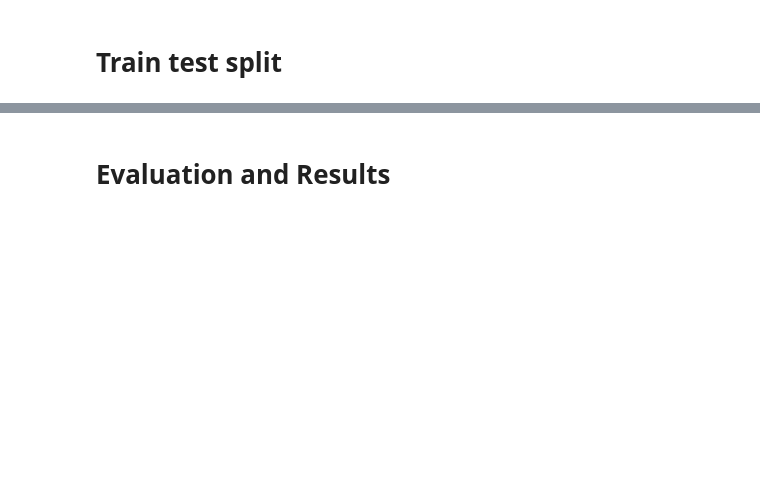
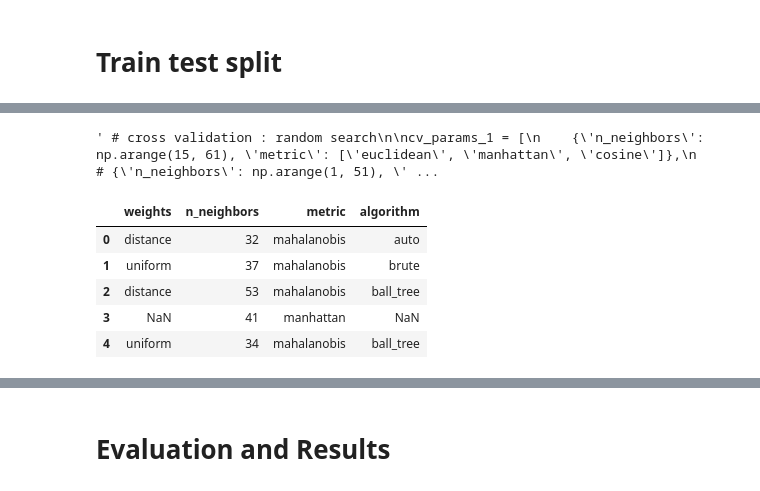
Before and after one commit to Cazta/fraud_detection_electricity_company, a Jupyter notebook: fraud_ml_knn.ipynb, the cells around one changed output, grey strips where cells are left out. Drawn from its saved outputs; the diff is of its cells as text; code cells hidden in the pictures; blank space fills up the shorter version.

```diff
--- a/fraud_ml_knn.ipynb
+++ b/fraud_ml_knn.ipynb
@@ -322,5 +290,5 @@ print(f" X_test_knn : {X_test_knn.shape}")
 # %%
-# cross validation : random search
+""" # cross validation : random search
 
 cv_params_1 = [
     {'n_neighbors': np.arange(15, 61), 'metric': ['euclidean', 'manhattan', 'cosine']},
@@ -368,10 +336,24 @@ print(f"best K random search: {best_k_1}")
 print(f"best metric random search: {best_metric_1}")
 
 print("_____"*25)
+
+
+
+
+ """
+# %% [output]
+' # cross validation : random search\n\ncv_params_1 = [\n    {\'n_neighbors\': np.arange(15, 61), \'metric\': [\'euclidean\', \'manhattan\', \'cosine\']},\n    # {\'n_neighbors\': np.arange(1, 51), \' ...
 # %%
 # params
 
 
-knn_cv_rsp1 = pd.DataFrame(knn_cv_rs_1.cv_results_['params']).drop('metric_params', axis=1)
-knn_cv_rsp1.head()
+# knn_cv_rsp1 = pd.DataFrame(knn_cv_rs_1.cv_results_['params']).drop('metric_params', axis=1)
+# knn_cv_rsp1.head()
+# %% [output]
+|  | weights | n_neighbors | metric | algorithm |
+| 0 | distance | 32 | mahalanobis | auto |
+| 1 | uniform | 37 | mahalanobis | brute |
+| 2 | distance | 53 | mahalanobis | ball_tree |
+| 3 | NaN | 41 | manhattan | NaN |
+| 4 | uniform | 34 | mahalanobis | ball_tree |
 # %%
```
Also changed, not shown: parts of 65 cells of this notebook, 1 other file.
